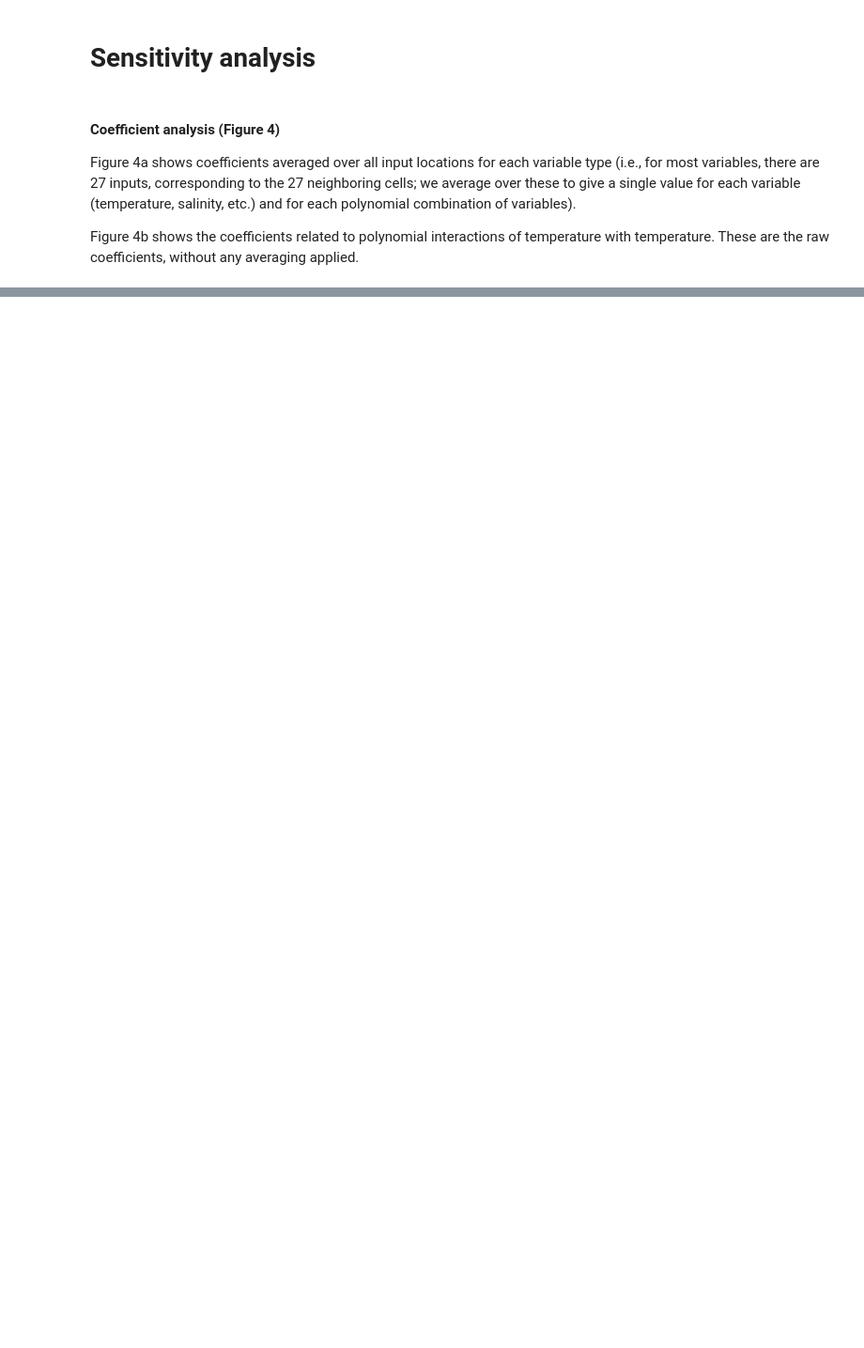
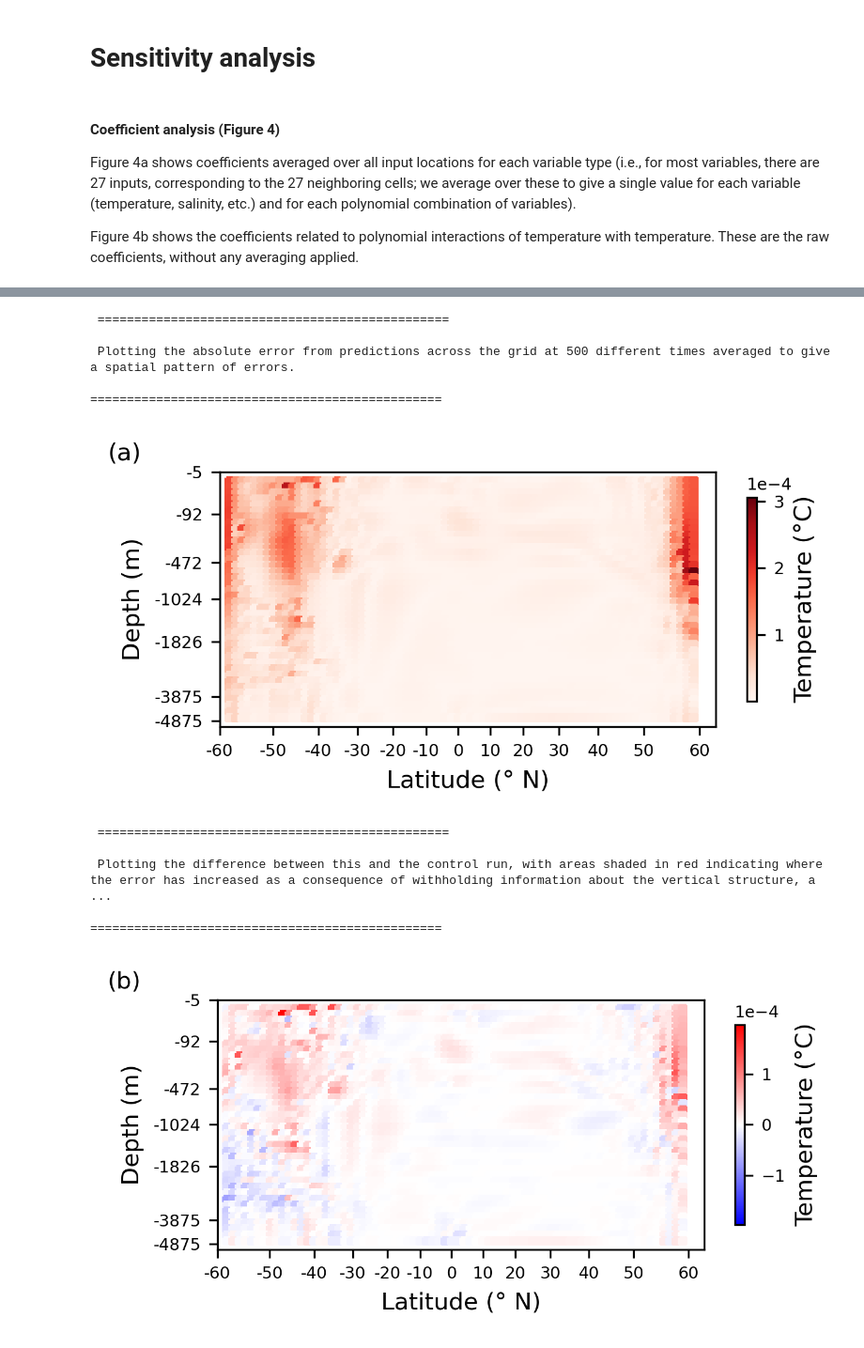
Before and after one commit to acocac/EDSbook-demo-myst-full, a Jupyter notebook: notebooks/sensitivity-analysis.ipynb, the cells around one changed output, grey strips where cells are left out. Shown: that part at 94% size. Saved outputs shown, nothing was run; the diff lists cells and outputs as text; code cells hidden in the pictures; blank space fills up the shorter version.

```diff
--- a/notebooks/sensitivity-analysis.ipynb
+++ b/notebooks/sensitivity-analysis.ipynb
@@ -3,3 +15,8 @@
+# %%
+# Load the data
+cat = intake.open_catalog(".././data/inputs_paper.yml")
+
+mitgcm_filename = cat["MITGCM_model"]
 # %% [markdown]
 #### Coefficient analysis (Figure 4)
 Figure 4a shows coefficients averaged over all input locations for each variable type (i.e., for most variables, there are 27 inputs, corresponding to the 27 neighboring cells; we average over these to give a single value for each variable (temperature, salinity, etc.) and for each polynomial combination of variables).
@@ -18,0 +100,42 @@ raw_coeffs.shape
+# %%
+# Loading the 2D model
+run_vars = {
+    "dimension": 2,
+    "lat": True,
+    "lon": True,
+    "dep": True,
+    "current": True,
+    "bolus_vel": True,
+    "sal": True,
+    "eta": True,
+    "density": True,
+    "poly_degree": 2,
+    "StepSize": 1,
+    "predict": "DelT",
+}
+data_name = data_prefix + cn.create_dataname(run_vars)
+model_name = model_prefix + data_name
+exp_name = exp_prefix + model_name
+cntrl_name = (
+    exp_prefix
+    + model_prefix
+    + data_prefix
+    + "3dLatLonDepUVBolSalEtaDnsPolyDeg2_Step1_PredictDelT"
+)
+# %%
+#| label: figure-6
+
+make_error_plots(mitgcm_filename, exp_name, cntrl_name, fig_prefix="fig6")
+# %% [output]
+ ================================================
+
+ Plotting the absolute error from predictions across the grid at 500 different times averaged to give a spatial pattern of errors.
+
+================================================
+[figure, added]
+ ================================================
+
+ Plotting the difference between this and the control run, with areas shaded in red indicating where the error has increased as a consequence of withholding information about the vertical structure, a ...
+
+================================================
+[figure, added]
```
Also changed, not shown: parts of 7 cells of this notebook.
